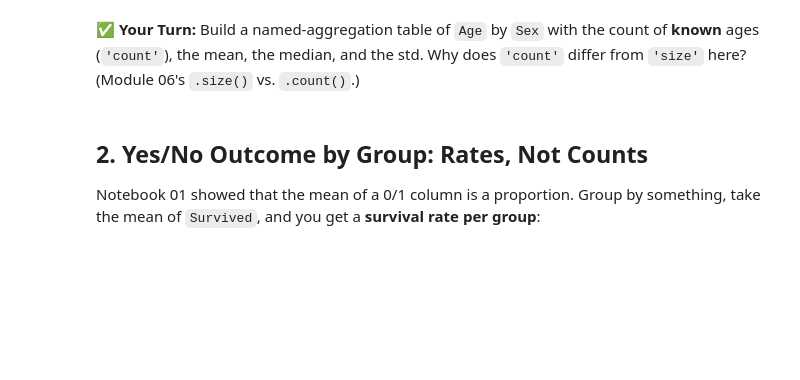
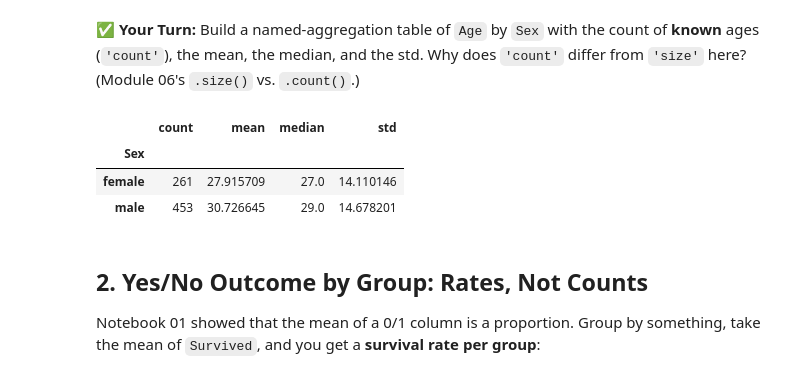
Before and after one commit to ECOKER1226/3603-data-science-coker, a Jupyter notebook: Work/07-Describing_Data/04-Comparing_Groups.ipynb, the cells around one changed output. Saved outputs shown, nothing was run; the diff lists cells and outputs as text; code cells hidden in the pictures; blank space fills up the shorter version.

```diff
--- a/Work/07-Describing_Data/04-Comparing_Groups.ipynb
+++ b/Work/07-Describing_Data/04-Comparing_Groups.ipynb
@@ -44,6 +56,19 @@ titanic.groupby('class')['Age'].describe().round(1)
 ✅ **Your Turn:** Build a named-aggregation table of `Age` by `Sex` with the count of **known** ages (`'count'`), the mean, the median, and the std. Why does `'count'` differ from `'size'` here? (Module 06's `.size()` vs. `.count()`.)
 # %%
 # Your turn here
+titanic.groupby('Sex')['Age'].agg(
+    count=('count'),
+    mean=('mean'),
+    median=('median'),
+    std=('std')
+)
+
+# 'count' counts only non-null values, while 'size' counts all rows in each group.
+# %% [output]
+|  | count | mean | median | std |
+| Sex |  |  |  |  |
+| female | 261 | 27.915709 | 27.0 | 14.110146 |
+| male | 453 | 30.726645 | 29.0 | 14.678201 |
 # %% [markdown]
 ## 2. Yes/No Outcome by Group: Rates, Not Counts
 Notebook 01 showed that the mean of a 0/1 column is a proportion. Group by something, take the mean of `Survived`, and you get a **survival rate per group**:
```
Also changed, not shown: parts of 23 cells of this notebook.
